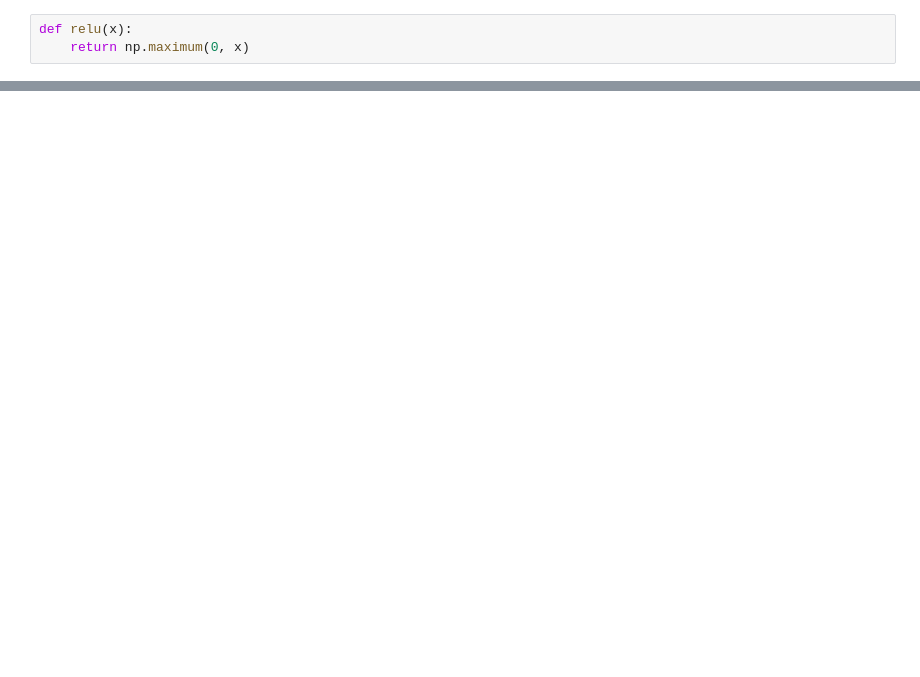
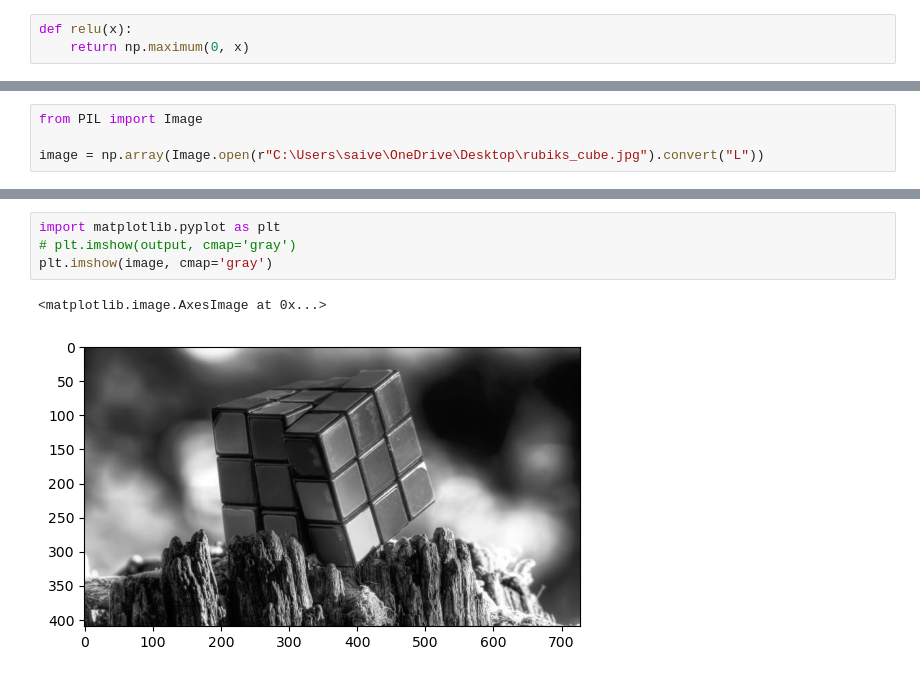
Before and after one commit to SVK004/Basic_CNN_Project, a Jupyter notebook: Model/CNN.ipynb, the cells around one changed output, grey strips where cells are left out. Cells and saved outputs as stored; diff of their text form; blank space fills up the shorter version.

```diff
--- a/Model/CNN.ipynb
+++ b/Model/CNN.ipynb
@@ -49,2 +47,6 @@ def max_pooling(input, size=2, stride=2):
 
     return output
+# %%
+from PIL import Image
+
+image = np.array(Image.open(r"C:\Users\saive\OneDrive\Desktop\rubiks_cube.jpg").convert("L"))
@@ -50,0 +81,7 @@ def max_pooling(input, size=2, stride=2):
+# %%
+import matplotlib.pyplot as plt
+# plt.imshow(output, cmap='gray')
+plt.imshow(image, cmap='gray')
+# %% [output]
+<matplotlib.image.AxesImage at 0x...>
+[figure, added]
```
Also changed, not shown: parts of 13 cells of this notebook.
